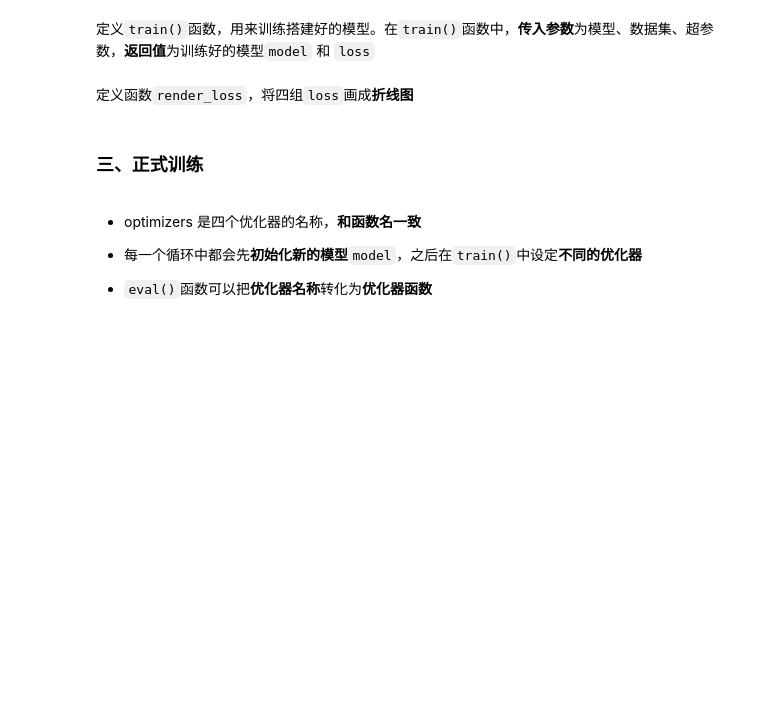
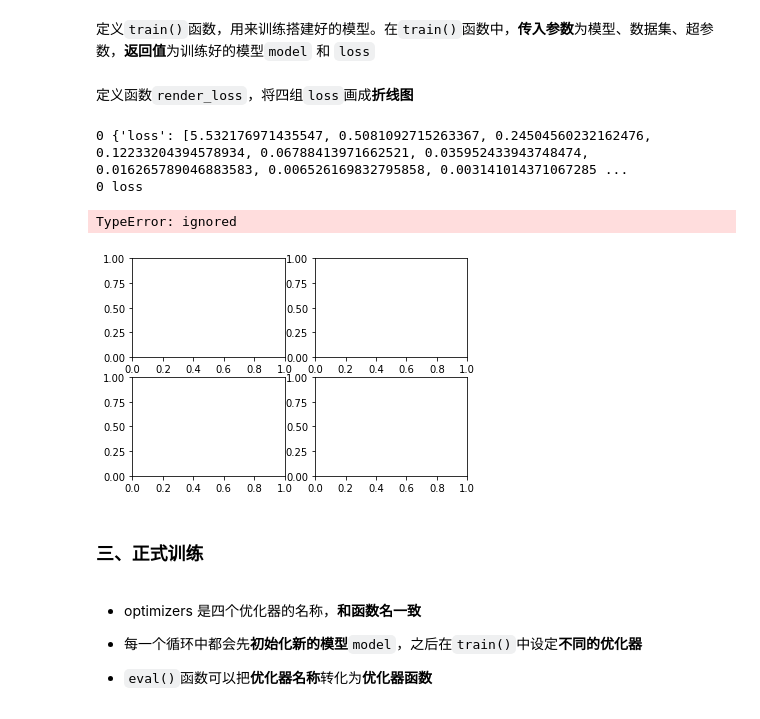
Before and after one commit to XingruiWang/RUC-Deep-Learning-Course, a Jupyter notebook: Homework/HW_4/Untitled1.ipynb, the cells around one changed output. Drawn from its saved outputs; the diff is of its cells as text; code cells hidden in the pictures; blank space fills up the shorter version.

```diff
--- a/Homework/HW_4/Untitled1.ipynb
+++ b/Homework/HW_4/Untitled1.ipynb
@@ -121,14 +121,23 @@ def train(model, X_train, X_test, y_train, y_test,
 定义函数`render_loss`，将四组`loss`画成**折线图**
 # %%
 def render_loss(losses, name):
-    t = np.arange(len(losses[0]))
+    t = np.arange(len(losses[0]['loss']))
+    fig, axs = plt.subplots(2, 2)
     for i, loss in enumerate(losses):
-        print(i, loss)
-        plt.plot(t, loss, label = name[i])
+        for j, l in enumerate(loss):
+            print(i, loss)
+            print(j, l)
+            fig[j].plot(t, loss[l], label = name[i])
     plt.xlabel('Epochs')
     plt.ylabel('loss')
     plt.legend()
     plt.show()
+render_loss(losses, optimizers)
+# %% [output]
+0 {'loss': [5.532176971435547, 0.5081092715263367, 0.24504560232162476, 0.12233204394578934, 0.06788413971662521, 0.035952433943748474, 0.016265789046883583, 0.006526169832795858, 0.003141014371067285 ...
+0 loss
+TypeError: ignored
+[figure, added]
 # %% [markdown]
 ### 三、正式训练
 # %% [markdown]
```
Also changed, not shown: parts of 4 cells of this notebook.
